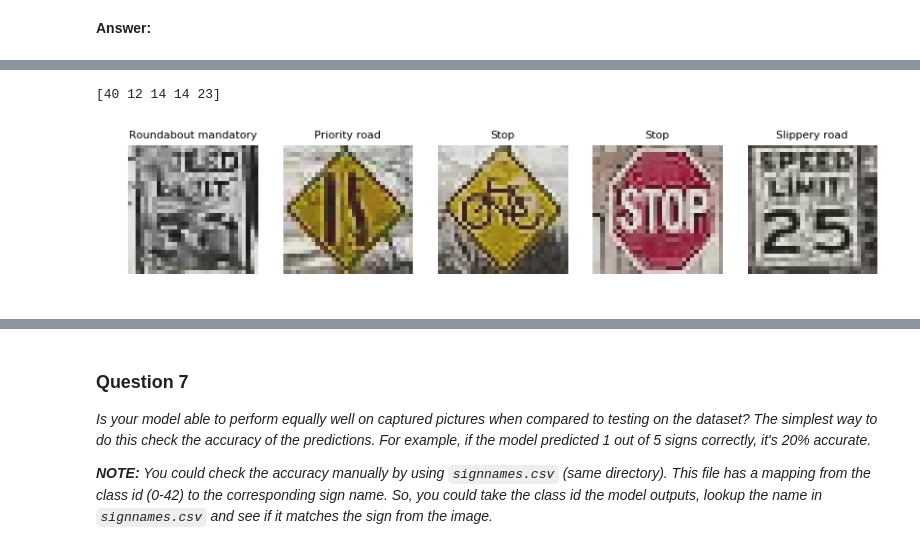
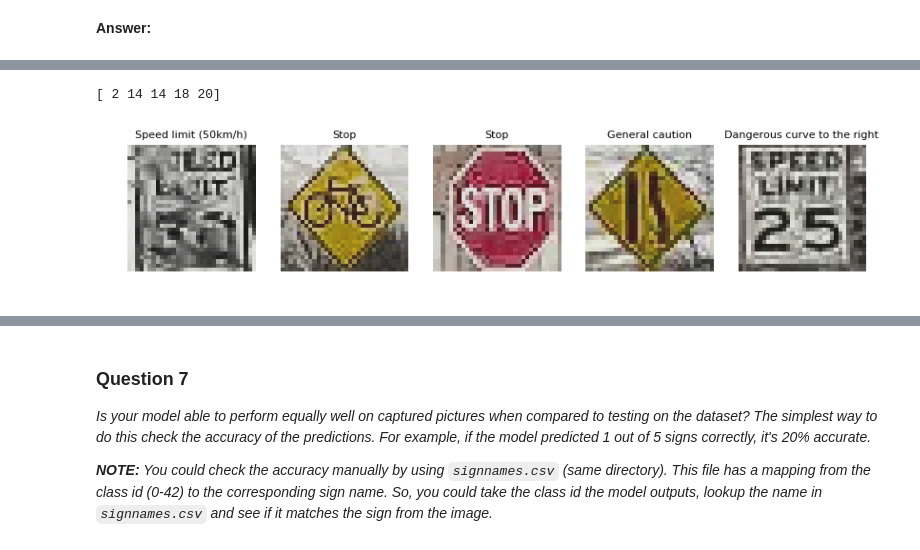
Before and after one commit to n-log-n/CarND-Traffic-Sign-Classifier-Project, a Jupyter notebook: Traffic_Sign_Classifier.ipynb, the cells around one changed output, grey strips where cells are left out. Saved outputs shown, nothing was run; the diff lists cells and outputs as text; code cells hidden in the pictures.

```diff
--- a/Traffic_Sign_Classifier.ipynb
+++ b/Traffic_Sign_Classifier.ipynb
@@ -537,7 +548,7 @@ loss, train_acc, valid_acc = run_training_epocs(X_train_split,
                                                 X_valid,
                                                 y_valid,
                                                 epochs=50,
-                                                batch_size=1024,
+                                                batch_size=512,
                                                 restore=True)
 # %% [output]
 Training...
@@ -665,17 +678,15 @@ Use the code cell (or multiple code cells, if necessary) to implement the first
 ### Load the images and plot them here.
 ### Feel free to use as many code cells as needed.
 # %%
-import cv2 as mpimg
-
 image_dir = 'traffic_signs/'
 
 from os import listdir
 files = [f for f in listdir(image_dir)]
 
 captured_images = []
-
+titles = ["spd lim 30", "merge left", "bicycle crossing", "stop", "spd limit 25"]
 for i, file in enumerate(files):
-    img = mpimg.imread("%s/%s"%(image_dir, file))
+    img = cv2.imread("%s/%s"%(image_dir, file))
     img = cv2.resize(img, (32, 32))
     tmp = cv2.cvtColor(img, cv2.COLOR_BGR2YUV)
     tmp[:, :, 0] = cv2.equalizeHist(tmp[:, :, 0])
@@ -684,6 +695,7 @@ for i, file in enumerate(files):
     plt.subplot(1, 5, i+1)
     plt.axis("off")
     plt.imshow(img)
+    plt.title(titles[i])
     captured_images.append(img)
 
 captured_images = np.array(captured_images)
@@ -702,16 +722,17 @@ _Choose five candidate images of traffic signs and provide them in the report. A
 # Pre-processing
 captured_images = 0.1 + captured_images * 0.8/255
 # %%
+saver = tf.train.import_meta_graph('vggnet-dropout-v2.meta')
 with tf.Session() as sess:
     saver.restore(sess, tf.train.latest_checkpoint('.'))
     y = sess.run(y_pred, feed_dict={x: captured_images, keep_prob:1.0})
 
 print (y)
 for i, img in enumerate(captured_images):
     plt.subplot(1, 5, i+1)
     plt.axis("off")
-    plt.title(sign_names["%s"%y[i]])
+    plt.title(sign_names[y[i]])
     plt.imshow(img)
 # %% [output]
-[40 12 14 14 23]
+[ 2 14 14 18 20]
-[figure, old version]
+[figure, new version]
```
Also changed, not shown: parts of 19 cells of this notebook, 2 other files.
